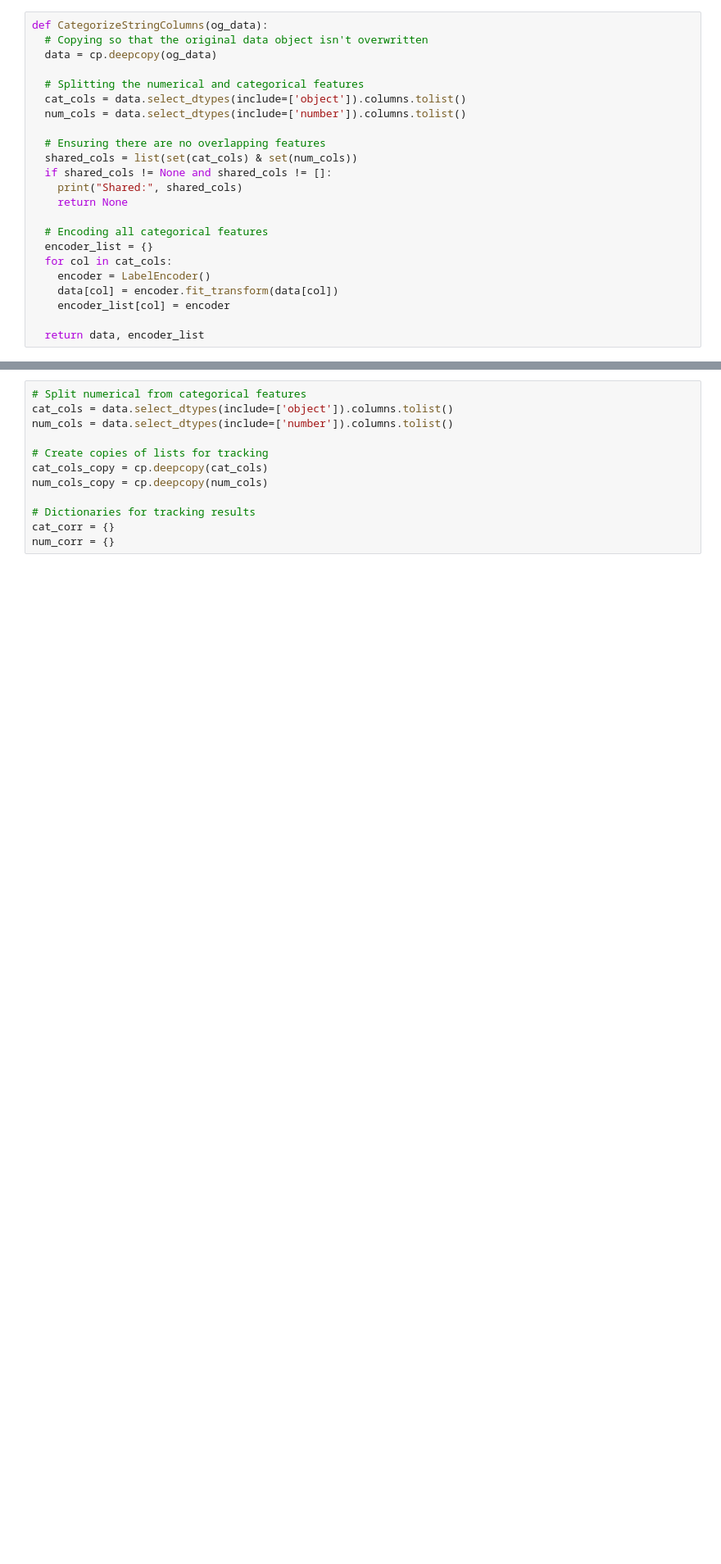
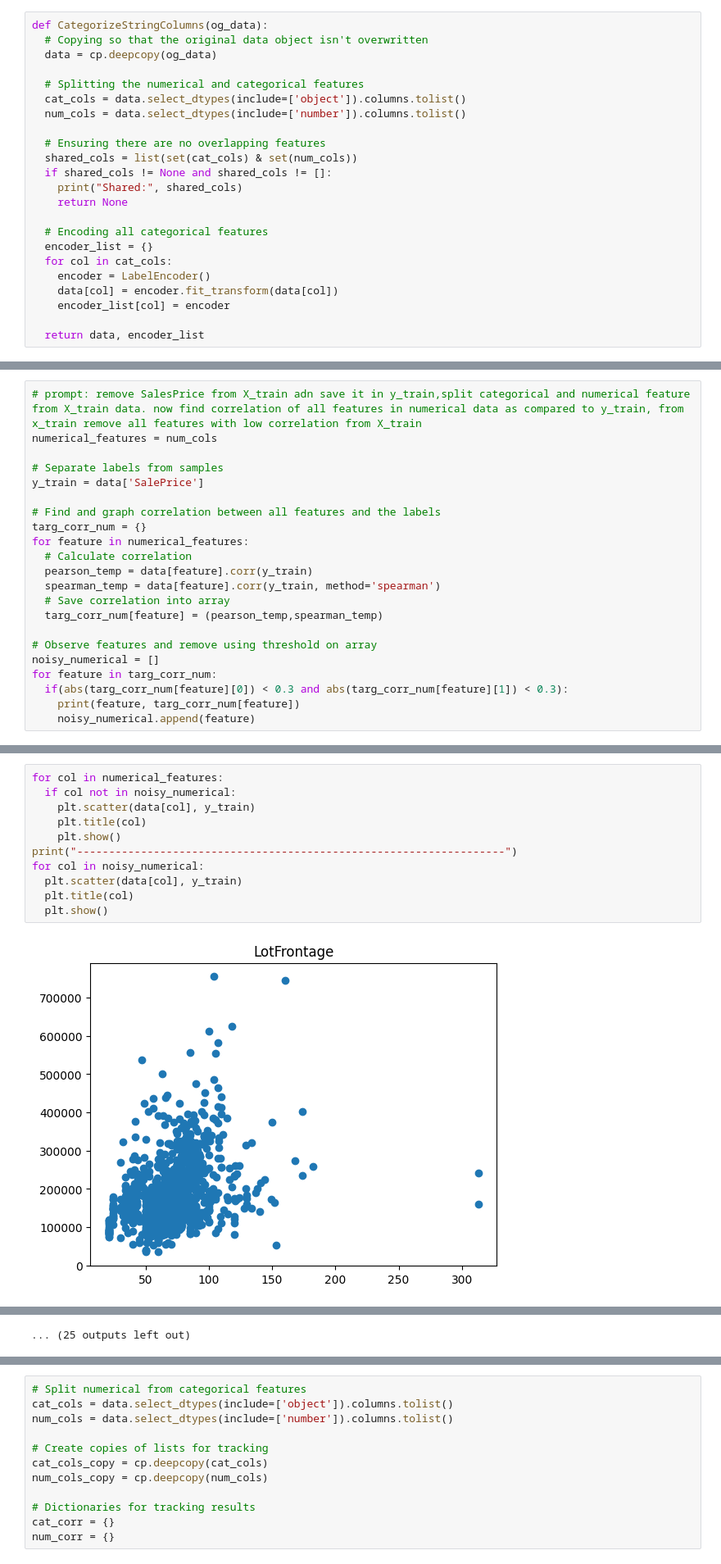
Before and after one commit to Isaac-Gregory/House-Pricing-SWD, a Jupyter notebook: housepricing_noiseanalysis.ipynb, the cells around one changed output, grey strips where cells are left out. Shown at 82% size. Saved outputs shown, nothing was run; the diff lists cells and outputs as text; blank space fills up the shorter version.

```diff
--- a/housepricing_noiseanalysis.ipynb
+++ b/housepricing_noiseanalysis.ipynb
@@ -95,0 +170,22 @@ encoded_data.head()
+# %%
+# prompt: remove SalesPrice from X_train adn save it in y_train,split categorical and numerical feature from X_train data. now find correlation of all features in numerical data as compared to y_train, from x_train remove all features with low correlation from X_train
+numerical_features = num_cols
+
+# Separate labels from samples
+y_train = data['SalePrice']
+
+# Find and graph correlation between all features and the labels
+targ_corr_num = {}
+for feature in numerical_features:
+  # Calculate correlation
+  pearson_temp = data[feature].corr(y_train)
+  spearman_temp = data[feature].corr(y_train, method='spearman')
+  # Save correlation into array
+  targ_corr_num[feature] = (pearson_temp,spearman_temp)
+
+# Observe features and remove using threshold on array
+noisy_numerical = []
+for feature in targ_corr_num:
+  if(abs(targ_corr_num[feature][0]) < 0.3 and abs(targ_corr_num[feature][1]) < 0.3):
+    print(feature, targ_corr_num[feature])
+    noisy_numerical.append(feature)
@@ -95,0 +209,13 @@ encoded_data.head()
+# %%
+for col in numerical_features:
+  if col not in noisy_numerical:
+    plt.scatter(data[col], y_train)
+    plt.title(col)
+    plt.show()
+print("-------------------------------------------------------------------")
+for col in noisy_numerical:
+  plt.scatter(data[col], y_train)
+  plt.title(col)
+  plt.show()
+# %% [output]
+[figure, added]
@@ -95,0 +233 @@ encoded_data.head()
+... (25 outputs left out)
```
Also changed, not shown: parts of 32 cells of this notebook.
